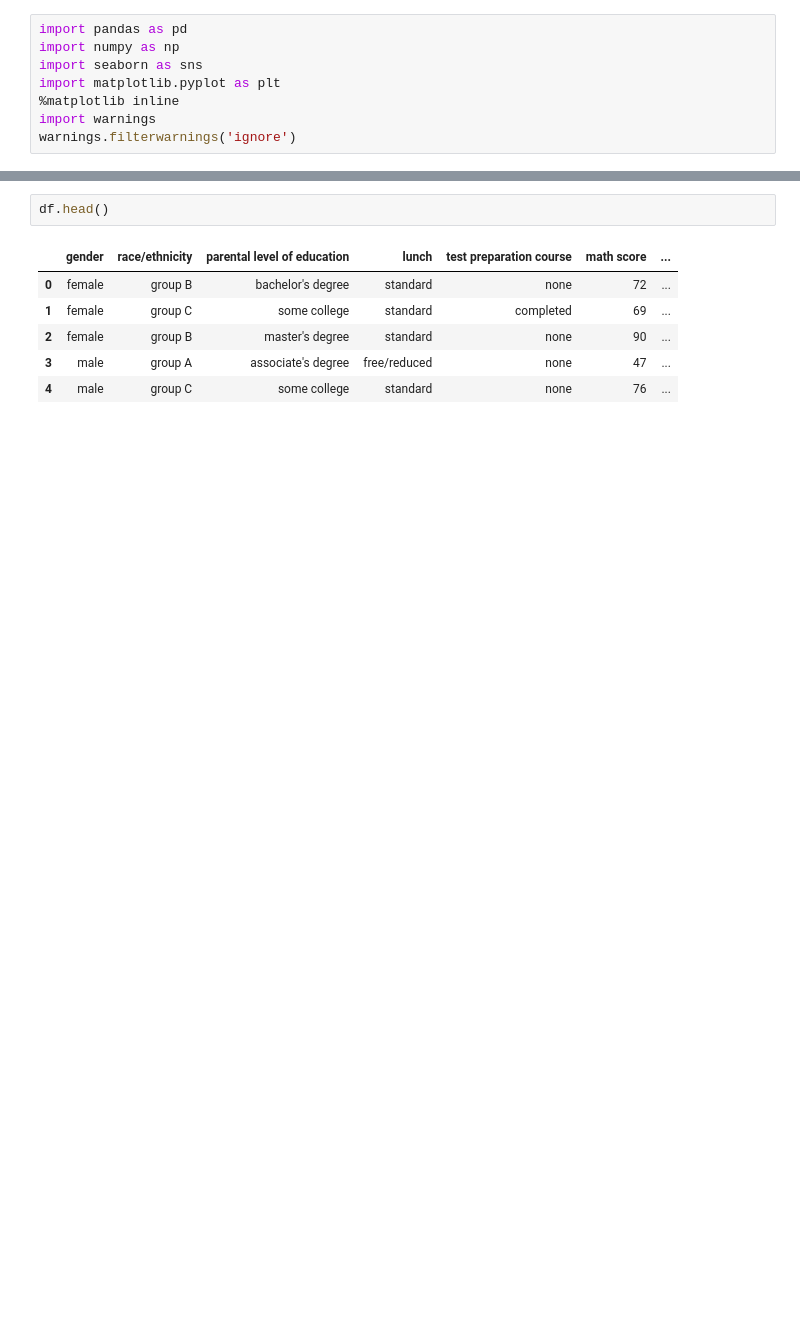
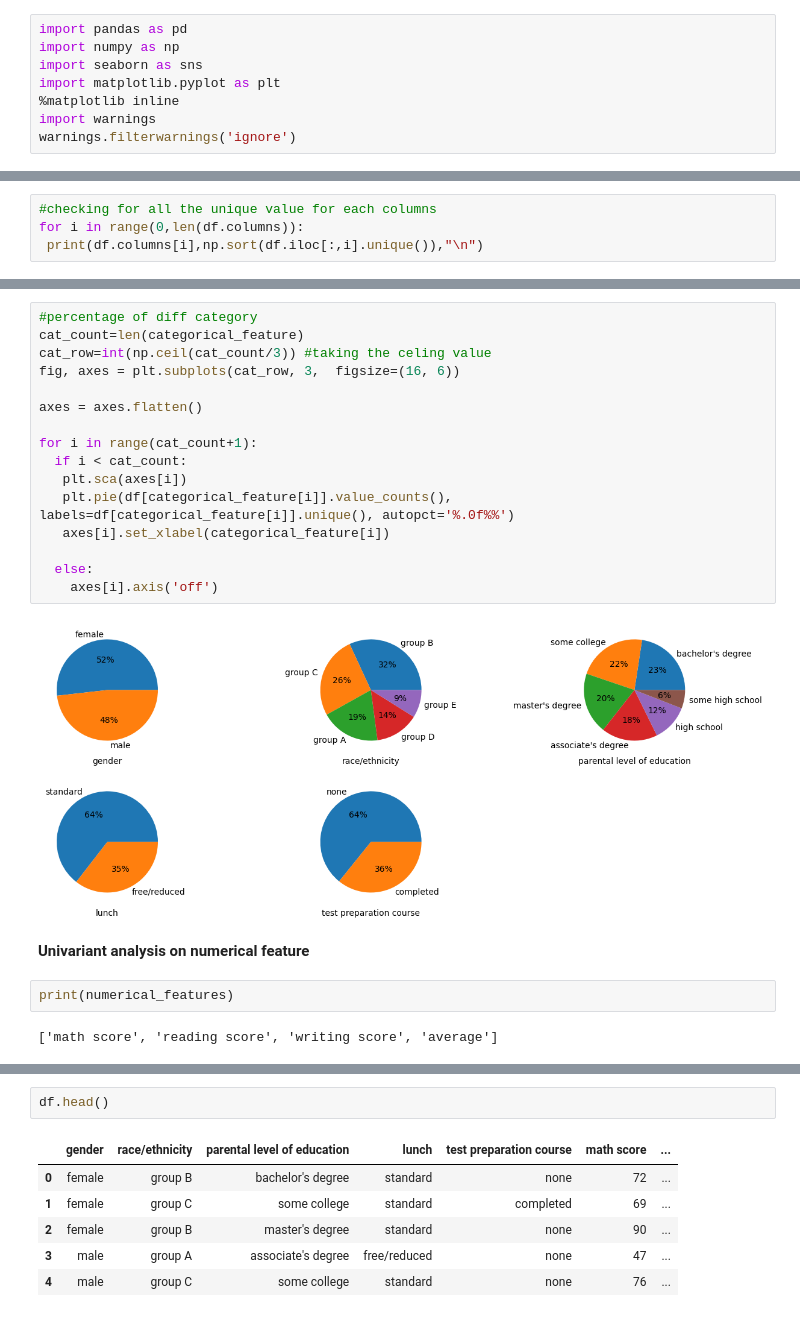
Before and after one commit to kumarshivam99/EDA_using_python, a Jupyter notebook: EDA_Students_Performance_Indicator.ipynb, the cells around one changed output, grey strips where cells are left out. Saved outputs shown, nothing was run; the diff lists cells and outputs as text; blank space fills up the shorter version.

```diff
--- a/EDA_Students_Performance_Indicator.ipynb
+++ b/EDA_Students_Performance_Indicator.ipynb
@@ -50,0 +143,4 @@ memory usage: 62.6+ KB
+# %%
+#checking for all the unique value for each columns
+for i in range(0,len(df.columns)):
+ print(df.columns[i],np.sort(df.iloc[:,i].unique()),"\n")
@@ -50,0 +227,24 @@ memory usage: 62.6+ KB
+# %%
+#percentage of diff category
+cat_count=len(categorical_feature)
+cat_row=int(np.ceil(cat_count/3)) #taking the celing value
+fig, axes = plt.subplots(cat_row, 3,  figsize=(16, 6))
+
+axes = axes.flatten()
+
+for i in range(cat_count+1):
+  if i < cat_count:
+   plt.sca(axes[i])
+   plt.pie(df[categorical_feature[i]].value_counts(), labels=df[categorical_feature[i]].unique(), autopct='%.0f%%')
+   axes[i].set_xlabel(categorical_feature[i])
+
+  else:
+    axes[i].axis('off')
+# %% [output]
+[figure, added]
+# %% [markdown]
+**Univariant analysis on numerical feature**
+# %%
+print(numerical_features)
+# %% [output]
+['math score', 'reading score', 'writing score', 'average']
```
Also changed, not shown: parts of 70 cells of this notebook.
